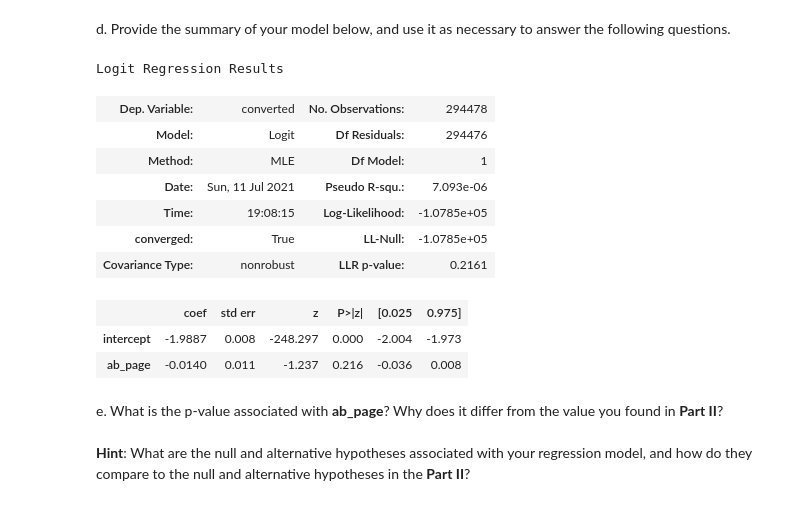
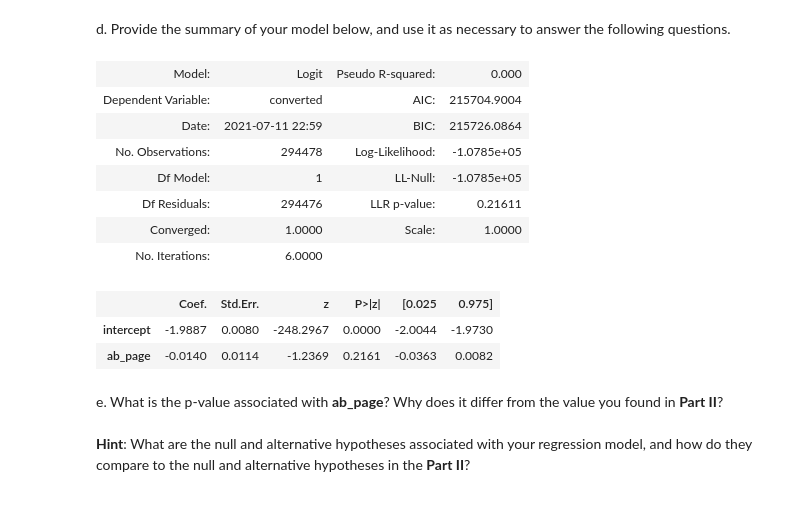
Before and after one commit to AmalAljabri/Analyze-A-B-Test-Results, a Jupyter notebook: Analyze_A_B_Test_Results.ipynb, the cells around one changed output. Cells and saved outputs as stored; diff of their text form; code cells hidden in the pictures.

```diff
--- a/Analyze_A_B_Test_Results.ipynb
+++ b/Analyze_A_B_Test_Results.ipynb
@@ -394,19 +394,19 @@ Optimization terminated successfully.
 # %% [markdown]
 d. Provide the summary of your model below, and use it as necessary to answer the following questions.
 # %%
-results.summary()
+results.summary2()
 # %% [output]
-Logit Regression Results
-| Dep. Variable: | converted | No. Observations: | 294478 |
-| Model: | Logit | Df Residuals: | 294476 |
-| Method: | MLE | Df Model: | 1 |
-| Date: | Sun, 11 Jul 2021 | Pseudo R-squ.: | 7.093e-06 |
-| Time: | 19:08:15 | Log-Likelihood: | -1.0785e+05 |
-| converged: | True | LL-Null: | -1.0785e+05 |
-| Covariance Type: | nonrobust | LLR p-value: | 0.2161 |
+| Model: | Logit | Pseudo R-squared: | 0.000 |
+| Dependent Variable: | converted | AIC: | 215704.9004 |
+| Date: | 2021-07-11 22:59 | BIC: | 215726.0864 |
+| No. Observations: | 294478 | Log-Likelihood: | -1.0785e+05 |
+| Df Model: | 1 | LL-Null: | -1.0785e+05 |
+| Df Residuals: | 294476 | LLR p-value: | 0.21611 |
+| Converged: | 1.0000 | Scale: | 1.0000 |
+| No. Iterations: | 6.0000 |  |  |
-|  | coef | std err | z | P>|z| | [0.025 | 0.975] |
-| intercept | -1.9887 | 0.008 | -248.297 | 0.000 | -2.004 | -1.973 |
-| ab_page | -0.0140 | 0.011 | -1.237 | 0.216 | -0.036 | 0.008 |
+|  | Coef. | Std.Err. | z | P>|z| | [0.025 | 0.975] |
+| intercept | -1.9887 | 0.0080 | -248.2967 | 0.0000 | -2.0044 | -1.9730 |
+| ab_page | -0.0140 | 0.0114 | -1.2369 | 0.2161 | -0.0363 | 0.0082 |
 # %% [markdown]
 e. What is the p-value associated with **ab_page**? Why does it differ from the value you found in **Part II**?<br><br>  **Hint**: What are the null and alternative hypotheses associated with your regression model, and how do they compare to the null and alternative hypotheses in the **Part II**?
 # %% [markdown]
```
Also changed, not shown: parts of 10 cells of this notebook, 2 other files.
